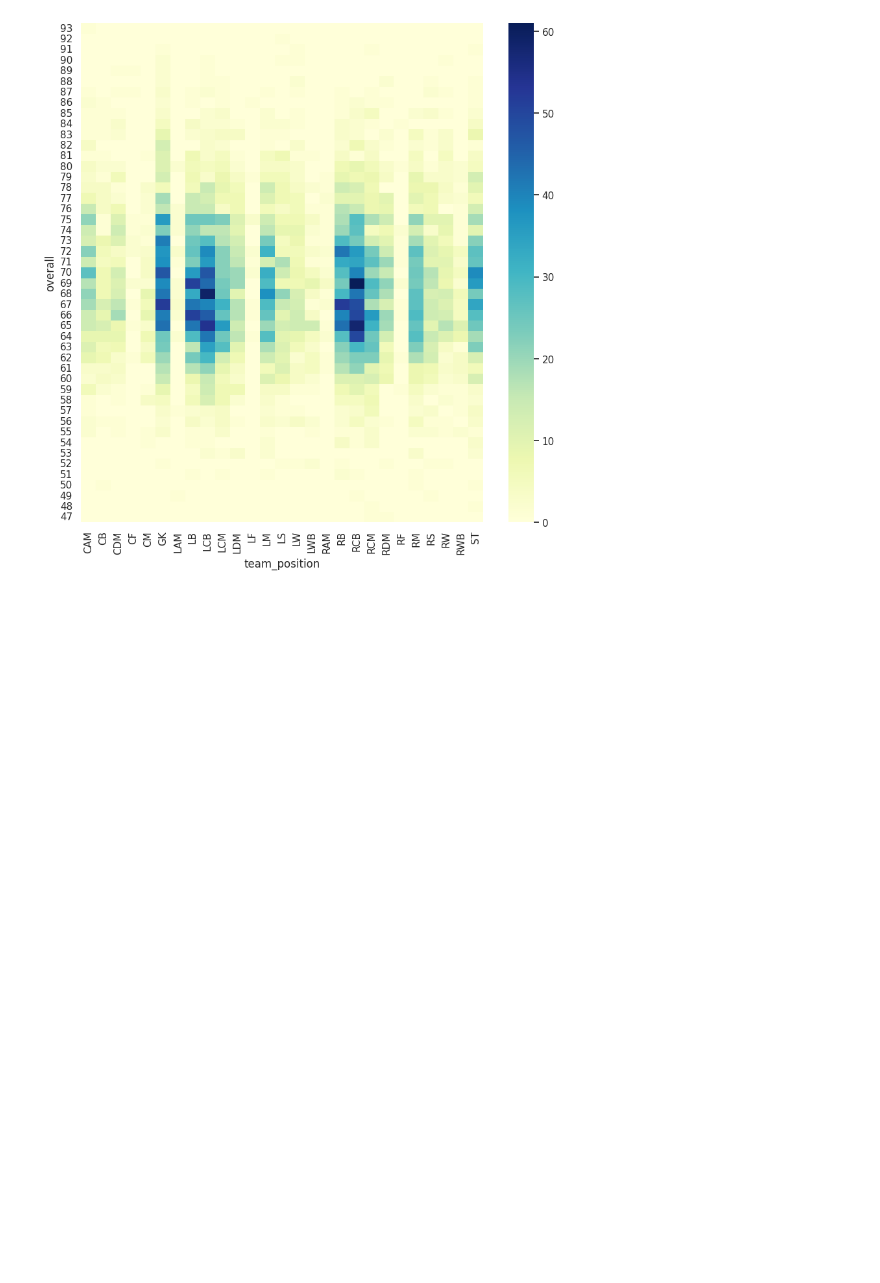
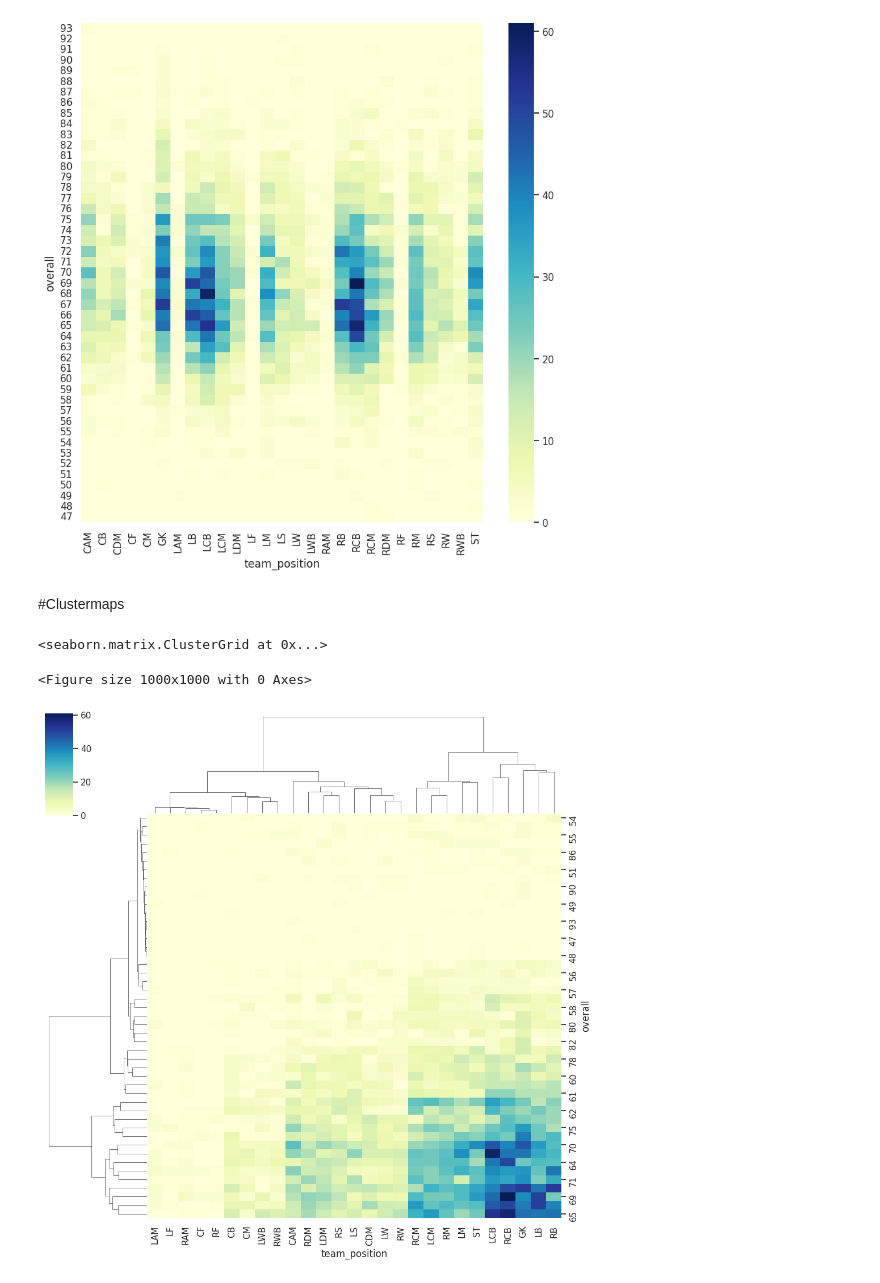
Before and after one commit to KeerthanaSistla/Python-for-Data-Analysis-Visualization, a Jupyter notebook: Seaborn.ipynb, the cells around one changed output. Drawn from its saved outputs; the diff is of its cells as text; code cells hidden in the pictures; blank space fills up the shorter version.

```diff
--- a/Seaborn.ipynb
+++ b/Seaborn.ipynb
@@ -477,3 +477,12 @@ sns.heatmap(player_matrix,cmap='YlGnBu')
 # %% [output]
 <Axes: xlabel='team_position', ylabel='overall'>
 [figure]
+# %% [markdown]
+#Clustermaps
+# %%
+plt.figure(figsize=(10,10))
+sns.clustermap(player_matrix,cmap='YlGnBu')
+# %% [output]
+<seaborn.matrix.ClusterGrid at 0x...>
+<Figure size 1000x1000 with 0 Axes>
+[figure, added]
```
